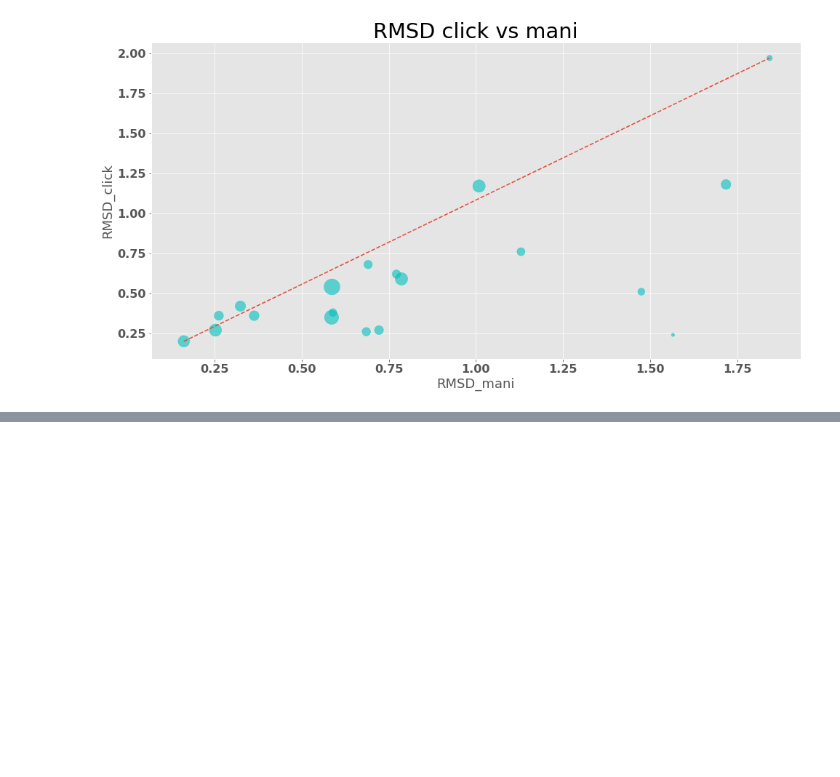
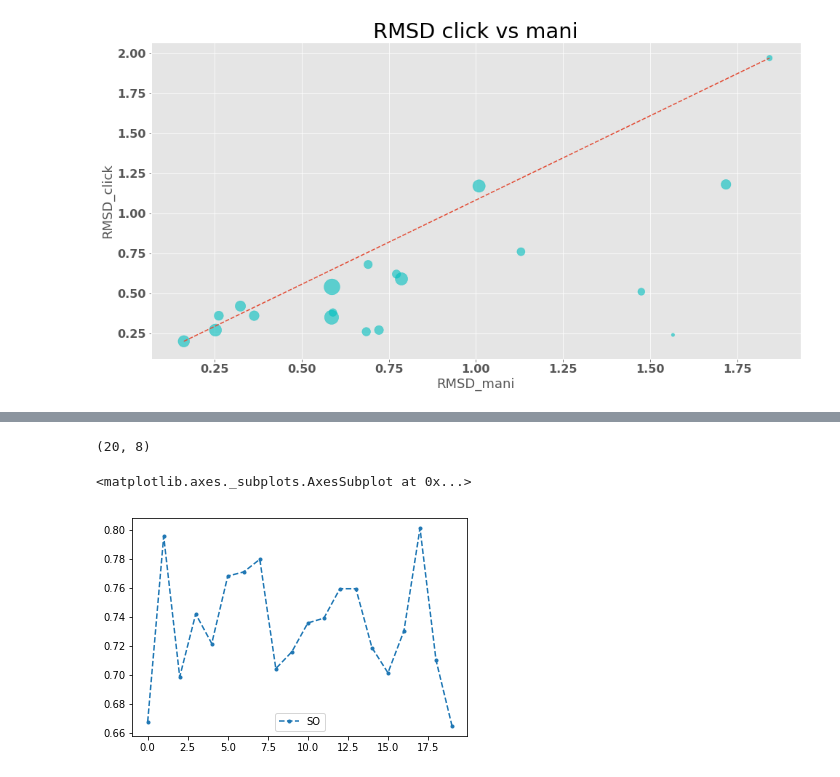
Before and after one commit to marciniega/pdbmani, a Jupyter notebook: Serch/Experimentos/script_resultados.ipynb, the cells around one changed output, grey strips where cells are left out. Drawn from its saved outputs; the diff is of its cells as text; code cells hidden in the pictures; blank space fills up the shorter version.

Commit message:
restultados de mani vs click, resultados de dimer con cofactor vs tetra con cofactor

```diff
--- a/Serch/Experimentos/script_resultados.ipynb
+++ b/Serch/Experimentos/script_resultados.ipynb
@@ -486,0 +491,14 @@ plt.plot([df_result.RMSD_mani.min(),df_result.RMSD_mani.max()],
+# %%
+list_dir = glob.glob('/home/serch/pdbmani/Serch/pdbs/*.csv')
+# %%
+df = pd.DataFrame()
+for i in list_dir:
+    try:
+#         file = glob.glob(i+'/*_mani.csv')[0]
+        df_temp = pd.read_csv(i)
+        df = pd.concat([df, df_temp], axis=0)
+        print(i)
+    except IndexError:
+        print('====no tiene resultados======')
+        print(i)
+        continue
@@ -486,0 +526,13 @@ plt.plot([df_result.RMSD_mani.min(),df_result.RMSD_mani.max()],
+# %%
+df.drop('Unnamed: 0',1,inplace=True)
+df.reset_index(drop=True,inplace=True)
+# %%
+df.shape
+# %% [output]
+(20, 8)
+# %%
+# desordenado
+df.plot(y='SO',style='.--')
+# %% [output]
+<matplotlib.axes._subplots.AxesSubplot at 0x...>
+[figure, added]
```
Also changed, not shown: parts of 31 cells of this notebook, 8 other files.
